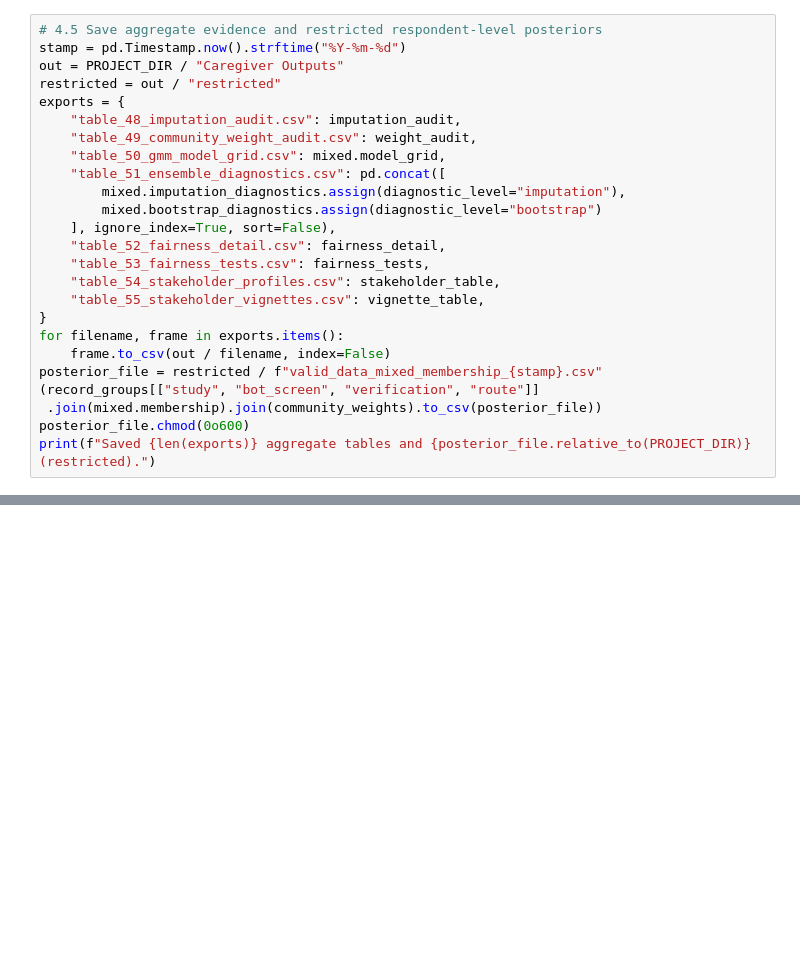
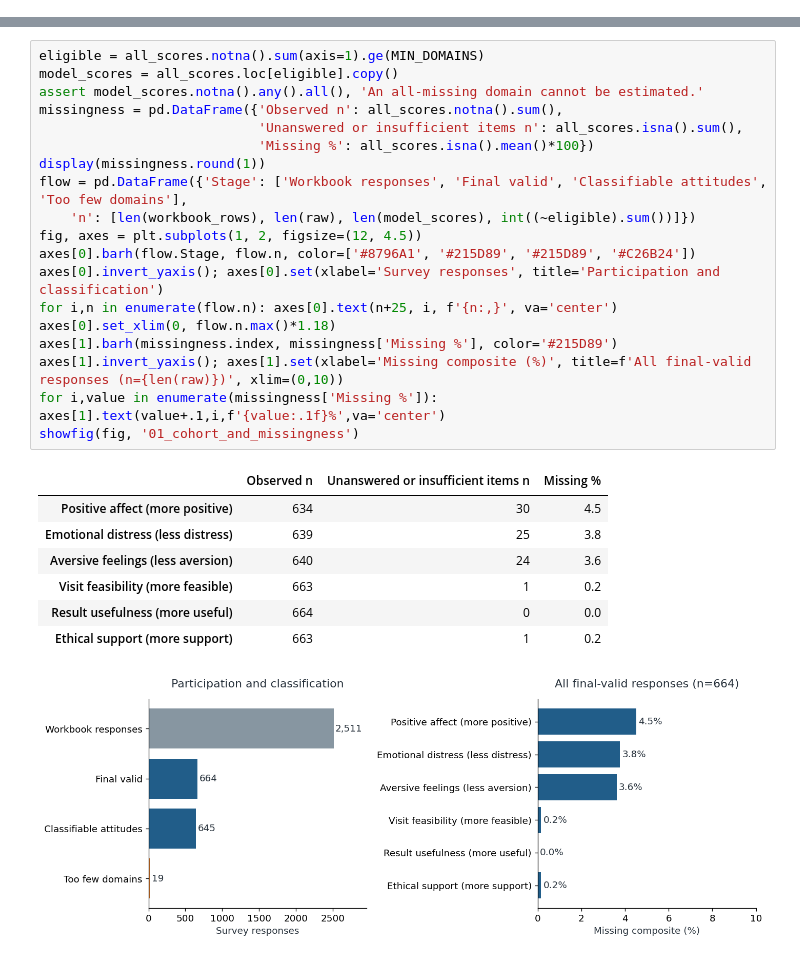
Before and after one commit to namo507/esd-redcap-metadata-watcher, a Jupyter notebook: projects/caregiver-cluster-analysis/caregiver_cluster_simple_metrics.ipynb, the cells around one changed output, grey strips where cells are left out. Saved outputs shown, nothing was run; the diff lists cells and outputs as text; blank space fills up the shorter version.

```diff
--- a/projects/caregiver-cluster-analysis/caregiver_cluster_simple_metrics.ipynb
+++ b/projects/caregiver-cluster-analysis/caregiver_cluster_simple_metrics.ipynb
@@ -733,25 +0,0 @@ Aggregate tables are written to the standard output folder. The respondent-level
-# %%
-# 4.5 Save aggregate evidence and restricted respondent-level posteriors
-stamp = pd.Timestamp.now().strftime("%Y-%m-%d")
-out = PROJECT_DIR / "Caregiver Outputs"
-restricted = out / "restricted"
-exports = {
-    "table_48_imputation_audit.csv": imputation_audit,
-    "table_49_community_weight_audit.csv": weight_audit,
-    "table_50_gmm_model_grid.csv": mixed.model_grid,
-    "table_51_ensemble_diagnostics.csv": pd.concat([
-        mixed.imputation_diagnostics.assign(diagnostic_level="imputation"),
-        mixed.bootstrap_diagnostics.assign(diagnostic_level="bootstrap")
-    ], ignore_index=True, sort=False),
-    "table_52_fairness_detail.csv": fairness_detail,
-    "table_53_fairness_tests.csv": fairness_tests,
-    "table_54_stakeholder_profiles.csv": stakeholder_table,
-    "table_55_stakeholder_vignettes.csv": vignette_table,
-}
-for filename, frame in exports.items():
-    frame.to_csv(out / filename, index=False)
-posterior_file = restricted / f"valid_data_mixed_membership_{stamp}.csv"
-(record_groups[["study", "bot_screen", "verification", "route"]]
- .join(mixed.membership).join(community_weights).to_csv(posterior_file))
-posterior_file.chmod(0o600)
-print(f"Saved {len(exports)} aggregate tables and {posterior_file.relative_to(PROJECT_DIR)} (restricted).")
@@ -757,0 +310,28 @@ print(f"Saved {len(exports)} aggregate tables and {posterior_file.relative_to(PR
+# %%
+eligible = all_scores.notna().sum(axis=1).ge(MIN_DOMAINS)
+model_scores = all_scores.loc[eligible].copy()
+assert model_scores.notna().any().all(), 'An all-missing domain cannot be estimated.'
+missingness = pd.DataFrame({'Observed n': all_scores.notna().sum(),
+                            'Unanswered or insufficient items n': all_scores.isna().sum(),
+                            'Missing %': all_scores.isna().mean()*100})
+display(missingness.round(1))
+flow = pd.DataFrame({'Stage': ['Workbook responses', 'Final valid', 'Classifiable attitudes', 'Too few domains'],
+    'n': [len(workbook_rows), len(raw), len(model_scores), int((~eligible).sum())]})
+fig, axes = plt.subplots(1, 2, figsize=(12, 4.5))
+axes[0].barh(flow.Stage, flow.n, color=['#8796A1', '#215D89', '#215D89', '#C26B24'])
+axes[0].invert_yaxis(); axes[0].set(xlabel='Survey responses', title='Participation and classification')
+for i,n in enumerate(flow.n): axes[0].text(n+25, i, f'{n:,}', va='center')
+axes[0].set_xlim(0, flow.n.max()*1.18)
+axes[1].barh(missingness.index, missingness['Missing %'], color='#215D89')
+axes[1].invert_yaxis(); axes[1].set(xlabel='Missing composite (%)', title=f'All final-valid responses (n={len(raw)})', xlim=(0,10))
+for i,value in enumerate(missingness['Missing %']): axes[1].text(value+.1,i,f'{value:.1f}%',va='center')
+showfig(fig, '01_cohort_and_missingness')
+# %% [output]
+|  | Observed n | Unanswered or insufficient items n | Missing % |
+| Positive affect (more positive) | 634 | 30 | 4.5 |
+| Emotional distress (less distress) | 639 | 25 | 3.8 |
+| Aversive feelings (less aversion) | 640 | 24 | 3.6 |
+| Visit feasibility (more feasible) | 663 | 1 | 0.2 |
+| Result usefulness (more useful) | 664 | 0 | 0.0 |
+| Ethical support (more support) | 663 | 1 | 0.2 |
+[figure, added]
```
Also changed, not shown: parts of 69 cells of this notebook, 40 other files.
